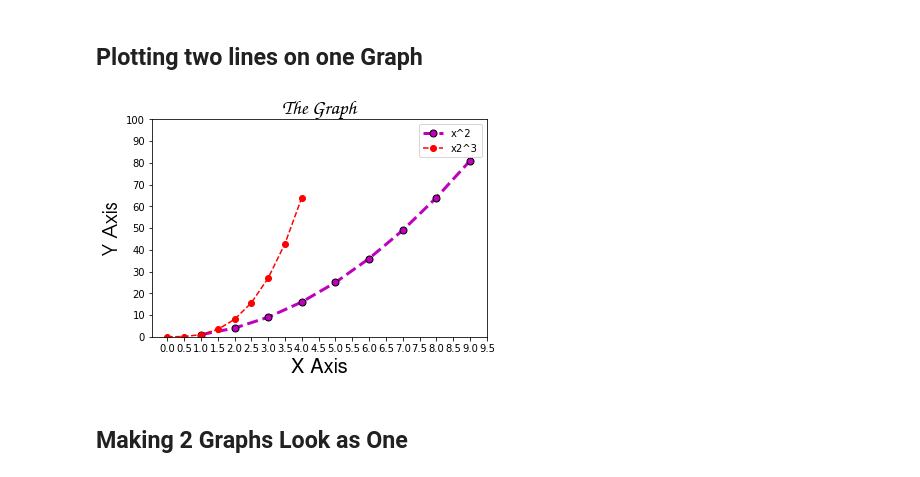
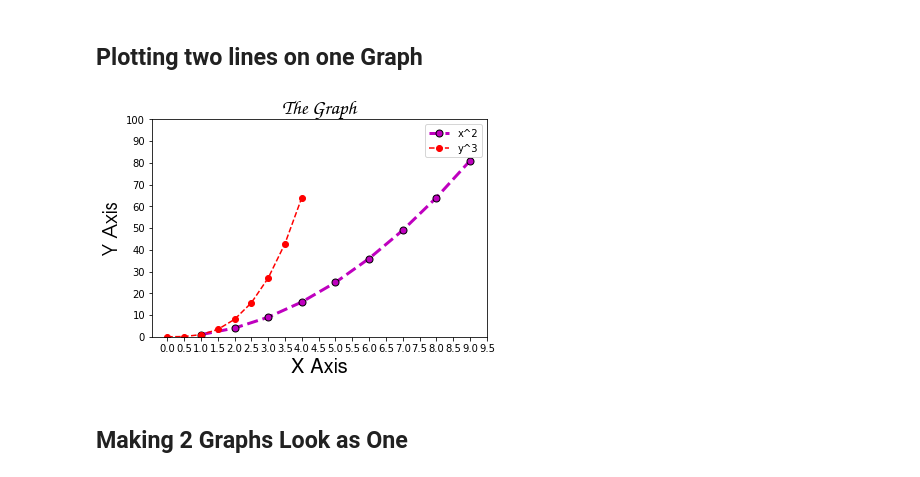
Before and after one commit to rishitc/Matplotlib-Mini-Projects, a Jupyter notebook: Learning Matplotlib Features - Line Graphs.ipynb, the cells around one changed output. Saved outputs shown, nothing was run; the diff lists cells and outputs as text; code cells hidden in the pictures.

```diff
--- a/Learning Matplotlib Features - Line Graphs.ipynb
+++ b/Learning Matplotlib Features - Line Graphs.ipynb
@@ -403,25 +403,25 @@ plt.show()  # This is actually the right way to show the graph
 # %%
 # Use shorthand notation
 # fmt = '[color][marker][line]'
 plt.plot(x, y, "mo--", label="x^2",
          markersize=7, markeredgecolor='black', linewidth=3)
 
 plt.title("The Graph", fontdict=FONT_DICT_TITLE)
 plt.xlabel("X Axis", fontdict=FONT_DICT_X_AXIS)
 plt.ylabel("Y Axis", fontdict=FONT_DICT_Y_AXIS)
 
-x2 = np.arange(0,4.5, 0.5)
-plt.plot(x2, x2**3, 'ro--', label="x2^3")
+y = np.arange(0,4.5, 0.5)
+plt.plot(y, y**3, 'ro--', label="y^3")
 
 # The ticks automatically resize the graph
 plt.xticks([i for i in np.arange(0, 10, 0.5)])  # The values need not be evenly spaced
 plt.yticks([i for i in np.arange(0, 101, 10)])  # The values need not be evenly spaced
 
 plt.ylim(0)  # Makes sure that the 0 point on the Y-Axis is at the bottom left corner of the graph only
 plt.legend()  # This needs the label kwarg to be defined during the plot stage
 
 plt.show()  # This is actually the right way to show the graph
 # %% [output]
-[figure, old version]
+[figure, new version]
 # %% [markdown]
 ## Making 2 Graphs Look as One
```
Also changed, not shown: parts of 8 cells of this notebook.
